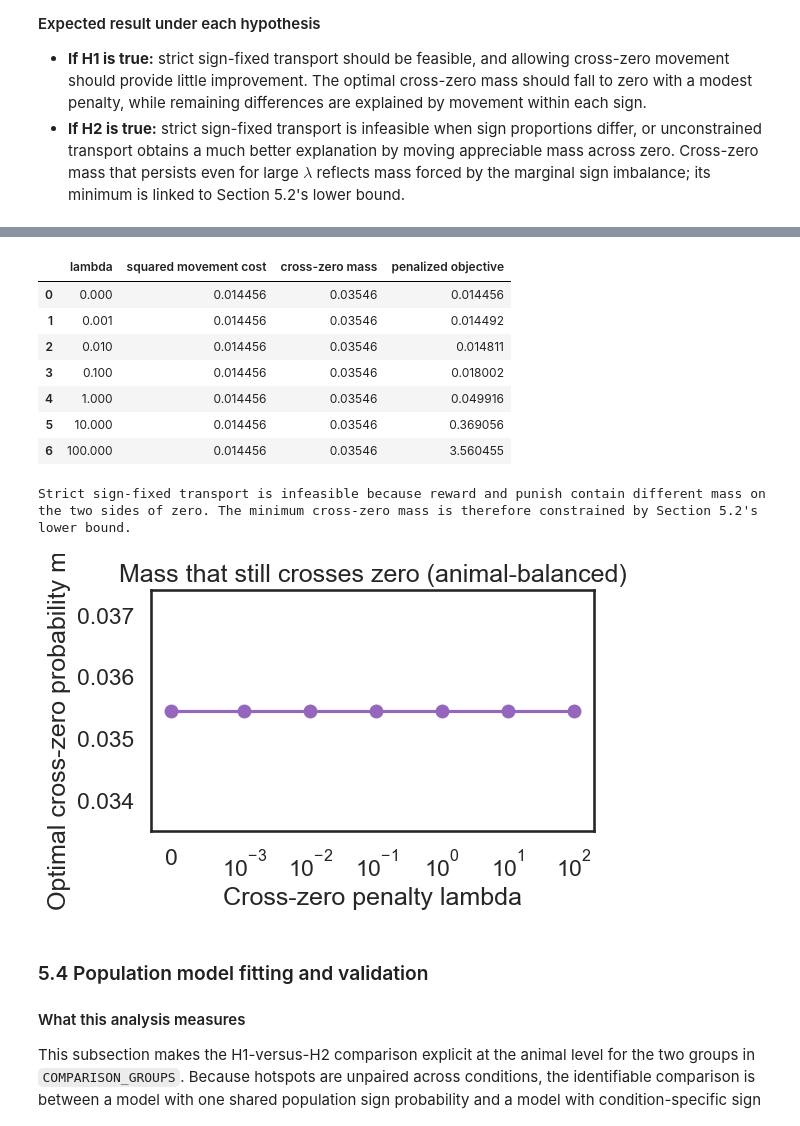
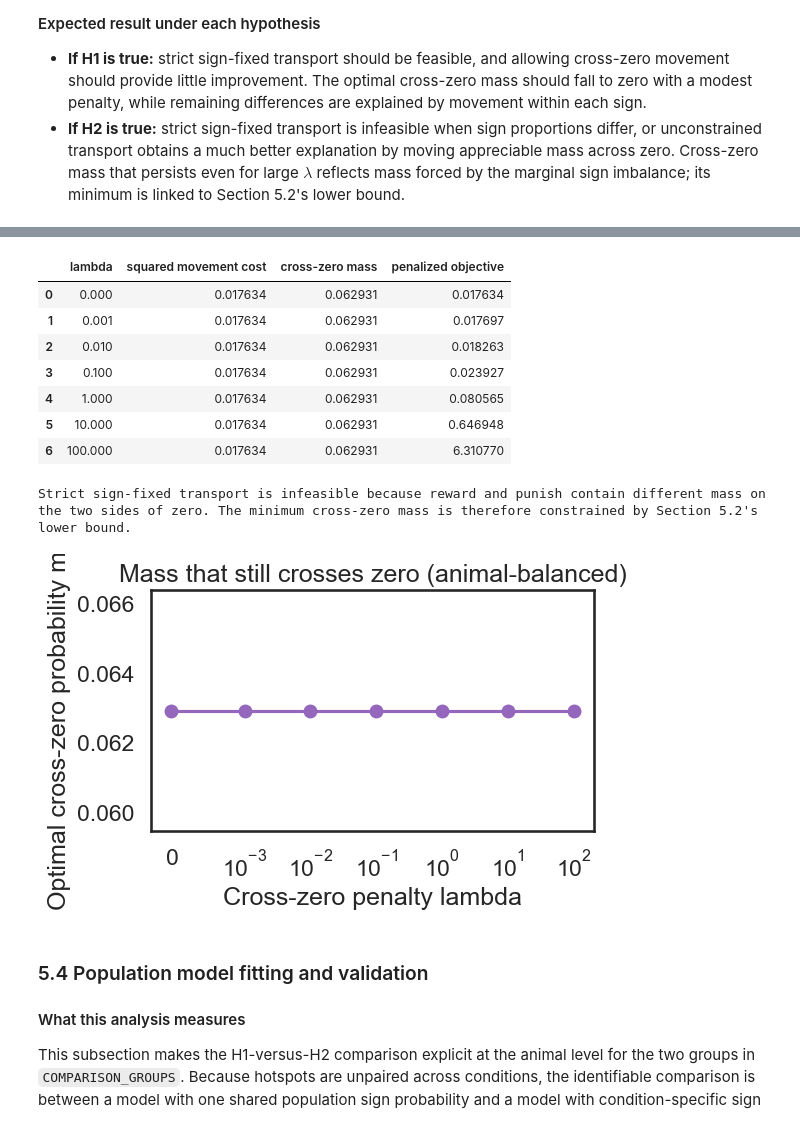
Before and after one commit to shunnnli/pyNeuroDAP, a Jupyter notebook: notebooks/Shun_dmd_analysis.ipynb, the cells around one changed output, grey strips where cells are left out. Saved outputs shown, nothing was run; the diff lists cells and outputs as text; code cells hidden in the pictures.

Commit message:
update sign

```diff
--- a/notebooks/Shun_dmd_analysis.ipynb
+++ b/notebooks/Shun_dmd_analysis.ipynb
@@ -79,7 +79,8 @@ MIN_FINAL_DEPTH = 2  # Inclusive cutoff; set to None to keep every depth.
 MIN_SWEEPS_PER_HOTSPOT = 2
 HOTSPOT_SIGN_MODE = "auc"  # "auc" (default) or "peak"
 HOTSPOT_AUC_WINDOW_MS = (5.0, 50.0)  # Inclusive start and end.
-SIGN_EPSILON = 0.005  # |sign| <= epsilon is neutral; positive is inhibitory.
+SIGN_EPSILON = 0.005  # |value| <= epsilon is neutral; positive is inhibitory.
+SIGN_METRIC_COLUMN = "synaptic_contribution"  # or "hotspot_sign" for section 5 analysis
 PLOT_WINDOW_MS = (-10.0, 50.0)
 ANALYSIS_WEIGHTING = "animal_balanced"  # or "pooled"
 
@@ -87,15 +88,15 @@ ANALYSIS_WEIGHTING = "animal_balanced"  # or "pooled"
 #     repeated final-depth search (definition #1 above).
 # "reanalysis": re-test those same spots offline with HOTSPOT_CRITERIA
 #     (definition #2) and keep only the ones that still pass.
-HOTSPOT_TYPE = "acquisition"
+HOTSPOT_TYPE = "reanalysis"
 HOTSPOT_CRITERIA = {
     "trace_mode": "mean",         # "mean", "any" sweep, or "all" sweeps.
-    "threshold_factor": 3.0,      # x baseline SD.
+    "threshold_factor": 2.0,      # x baseline SD.
     "min_samples": 50,            # 5 ms at 10 kHz.
     "require_consecutive": False,
-    "window_ms": (0.0, 30.0),     # After stimulus onset.
+    "window_ms": (0.0, 50.0),     # After stimulus onset.
     "baseline_ms": (-20.0, -1.0),
-    "min_amplitude_pa": 0.0,      # Extra floor on the window's peak |current|.
+    "min_amplitude_pa": 2.0,      # Extra floor on the window's peak |current|.
 }
 
 TASK_GROUP_ORDER = ["random", "reward", "punish"]
@@ -2261,7 +2262,7 @@ If hotspot is truely single synaptic response, then the amplitude of spot respon
 
 from itertools import combinations
 
-DEPTH_TEST = "ttest"  # 'kstest', 'ranksum', 'ttest', ...
+DEPTH_TEST = "ranksum"  # 'kstest', 'ranksum', 'ttest', ...
 
 depth_amplitude_df = all_hotspot_metrics_df.copy()
 depth_amplitude_df["final_depth"] = pd.to_numeric(
@@ -2546,7 +2547,7 @@ else:
     fig, ax = plt.subplots(figsize=(8, 5))
     ndap.plotScatterBar(
         bar_values, labels=labels, colors=colors, positions=positions,
-        style="bar", scatter_alpha=0.55, ax=ax,
+        style="bar", scatter_alpha=0.6, ax=ax,
     )
     ax.set_xticks(positions, labels, fontsize=13)
     ax.axhline(0, color="0.2", linestyle="--", linewidth=1)
@@ -3099,7 +3301,7 @@ def weighted_hotspot_histogram(frame, group, bin_edges):
     if rows.empty:
         raise ValueError(f"No observations for {group}.")
     mass, _ = np.histogram(
-        rows["hotspot_sign"],
+        rows["sign_metric"],
         bins=bin_edges,
         weights=analysis_weights(rows),
     )
@@ -3181,8 +3383,17 @@ def solve_sign_penalized_transport(
 
 
 # Binning keeps the transport program small and makes all lambda values use the
-# same empirical support. Eighty bins preserve 0.025 sign-index resolution.
-TRANSPORT_BIN_EDGES = np.linspace(-1.0, 1.0, 81)
+# same empirical support. Eighty bins span the observed support so the
+# resolution follows the selected metric: hotspot_sign reaches +/-1, whereas
+# synaptic_contribution concentrates near zero and would leave most of a fixed
+# +/-1 grid empty. The grid stays symmetric about zero, so the cross-zero logic
+# and the Section 5.2 bounds remain comparable across metrics.
+transport_limit = float(
+    np.nanmax(np.abs(decisive_sign_df["sign_metric"].to_numpy(dtype=float)))
+)
+TRANSPORT_BIN_EDGES = np.linspace(
+    -transport_limit, transport_limit, 81
+) * (1.0 + 1e-9)
 baseline_x, baseline_mass = weighted_hotspot_histogram(
     decisive_sign_df, BASELINE_GROUP, TRANSPORT_BIN_EDGES
 )
@@ -3270,13 +3481,13 @@ plt.show()
 |  | lambda | squared movement cost | cross-zero mass | penalized objective |
-| 0 | 0.000 | 0.014456 | 0.03546 | 0.014456 |
-| 1 | 0.001 | 0.014456 | 0.03546 | 0.014492 |
-| 2 | 0.010 | 0.014456 | 0.03546 | 0.014811 |
-| 3 | 0.100 | 0.014456 | 0.03546 | 0.018002 |
-| 4 | 1.000 | 0.014456 | 0.03546 | 0.049916 |
-| 5 | 10.000 | 0.014456 | 0.03546 | 0.369056 |
-| 6 | 100.000 | 0.014456 | 0.03546 | 3.560455 |
+| 0 | 0.000 | 0.017634 | 0.062931 | 0.017634 |
+| 1 | 0.001 | 0.017634 | 0.062931 | 0.017697 |
+| 2 | 0.010 | 0.017634 | 0.062931 | 0.018263 |
+| 3 | 0.100 | 0.017634 | 0.062931 | 0.023927 |
+| 4 | 1.000 | 0.017634 | 0.062931 | 0.080565 |
+| 5 | 10.000 | 0.017634 | 0.062931 | 0.646948 |
+| 6 | 100.000 | 0.017634 | 0.062931 | 6.310770 |
 Strict sign-fixed transport is infeasible because reward and punish contain different mass on the two sides of zero. The minimum cross-zero mass is therefore constrained by Section 5.2's lower bound.
-[figure, old version]
+[figure, new version]
 # %% [markdown]
 ### 5.4 Population model fitting and validation
 
```
Also changed, not shown: parts of 15 cells of this notebook, 1 other file.
